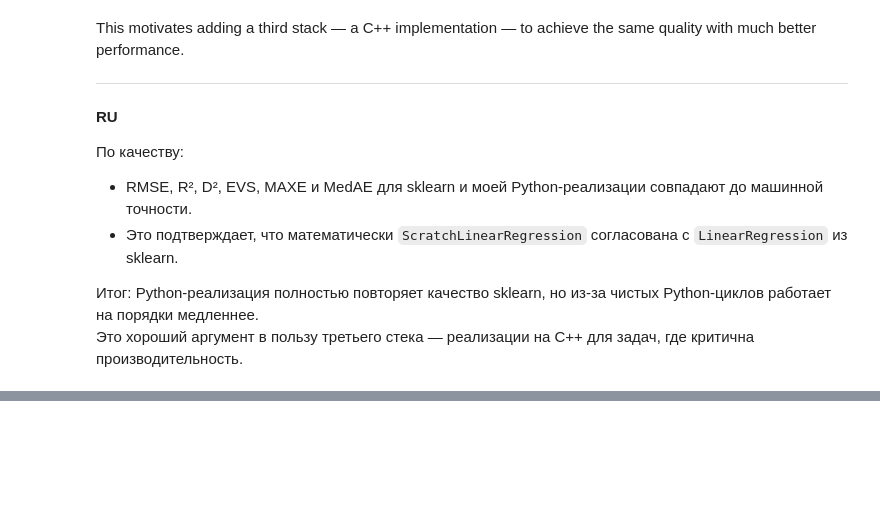
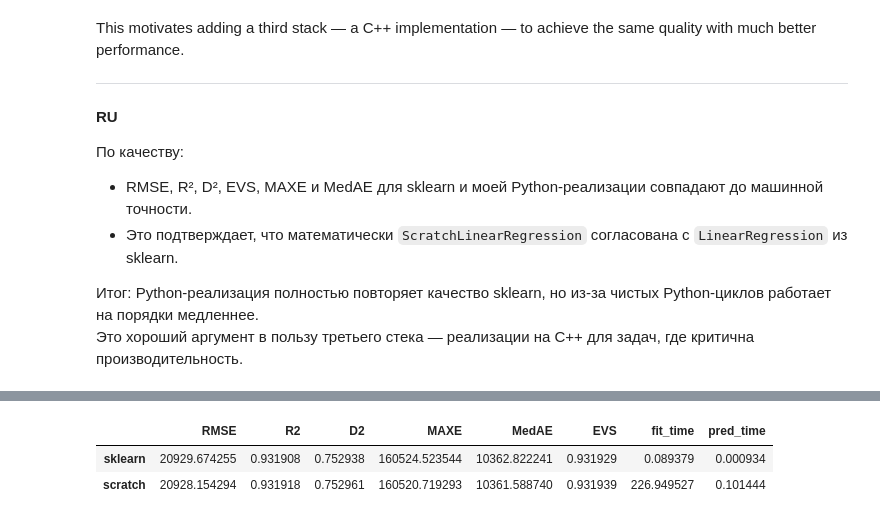
Before and after one commit to qpx-hatikrist/from-scratch-py-vs-cpp-ml, a Jupyter notebook: notebooks/linear_regression.ipynb, the cells around one changed output, grey strips where cells are left out. Saved outputs shown, nothing was run; the diff lists cells and outputs as text; code cells hidden in the pictures; blank space fills up the shorter version.

```diff
--- a/notebooks/linear_regression.ipynb
+++ b/notebooks/linear_regression.ipynb
@@ -325,0 +488,28 @@ This motivates adding a third stack — a C++ implementation — to achieve the
+# %%
+scr_model = ScratchLasso(max_iter=1000, alpha=200.0)
+start = time.perf_counter()                     # time
+scr_model.fit(scr_X_train_scaled, scr_y_train)
+fit_time_scr = time.perf_counter() - start      # time
+start = time.perf_counter()                     # time
+scr_y_pred = scr_model.predict(scr_X_test_scaled)
+pred_time_scr = time.perf_counter() - start     # time
+
+scr_RMSE = scr_root_mean_squared_error(scr_y_test, scr_y_pred)
+scr_R2 = scr_r2_score(scr_y_test, scr_y_pred)
+scr_D2 = scr_d2_absolute_error_score(scr_y_test, scr_y_pred)
+scr_MAXE = scr_max_error(scr_y_test, scr_y_pred)
+scr_MedAE = scr_median_absolute_error(scr_y_test, scr_y_pred)
+scr_EVS = scr_explained_variance_score(scr_y_test, scr_y_pred)
+
+scratch_stack_Lasso = {
+    'RMSE': scr_RMSE,
+    'R2': scr_R2,
+    'D2': scr_D2,
+    'MAXE': scr_MAXE,
+    'MedAE': scr_MedAE,
+    'EVS': scr_EVS,
+    'fit_time': fit_time_scr,
+    'pred_time': pred_time_scr
+}
+
+scratch_stack_Lasso
@@ -325,0 +525,7 @@ This motivates adding a third stack — a C++ implementation — to achieve the
+# %%
+stack_Lasso = pd.DataFrame([sklearn_stack_Lasso, scratch_stack_Lasso], index=('sklearn', 'scratch'))
+stack_Lasso
+# %% [output]
+|  | RMSE | R2 | D2 | MAXE | MedAE | EVS | fit_time | pred_time |
+| sklearn | 20929.674255 | 0.931908 | 0.752938 | 160524.523544 | 10362.822241 | 0.931929 | 0.089379 | 0.000934 |
+| scratch | 20928.154294 | 0.931918 | 0.752961 | 160520.719293 | 10361.588740 | 0.931939 | 226.949527 | 0.101444 |
```
Also changed, not shown: parts of 15 cells of this notebook, 2 other files.
